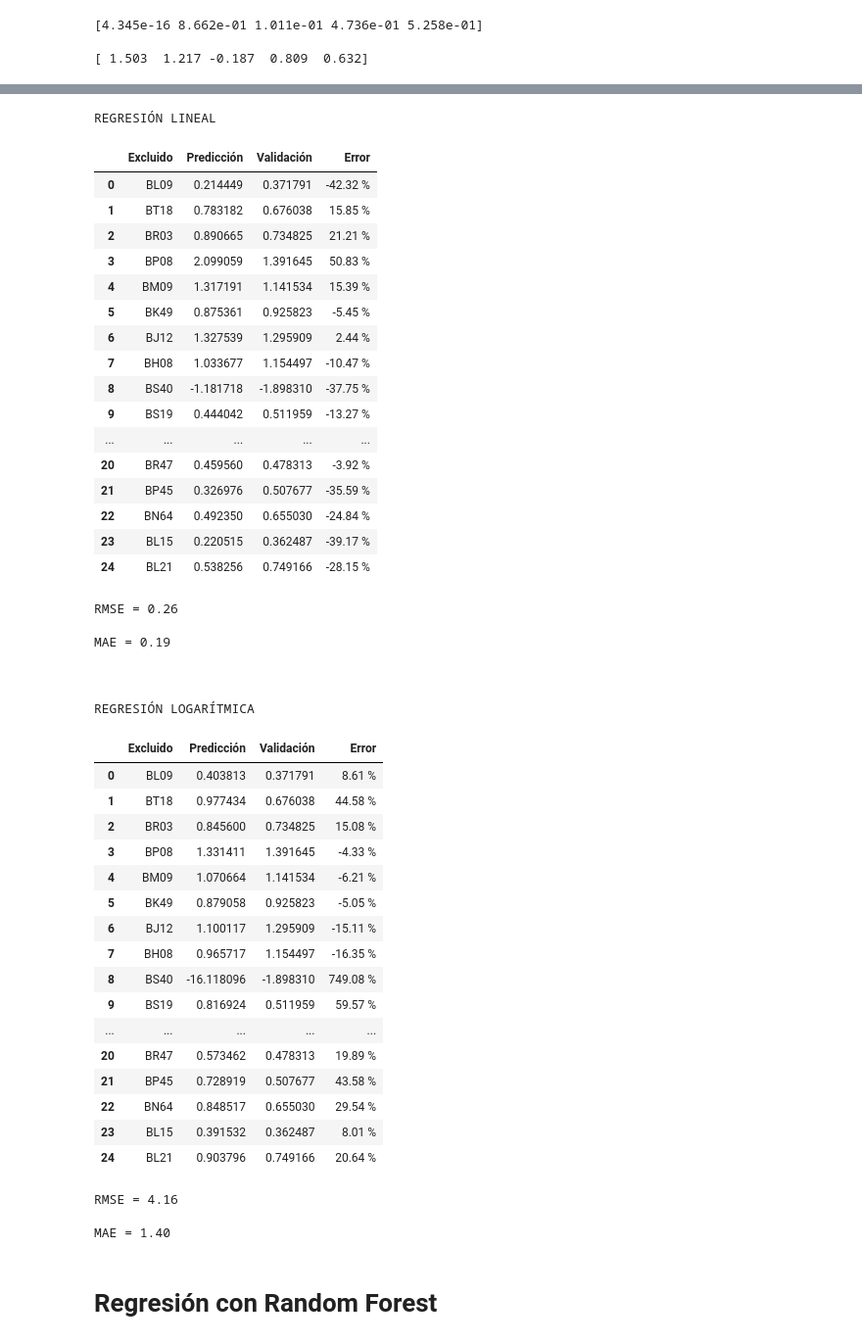
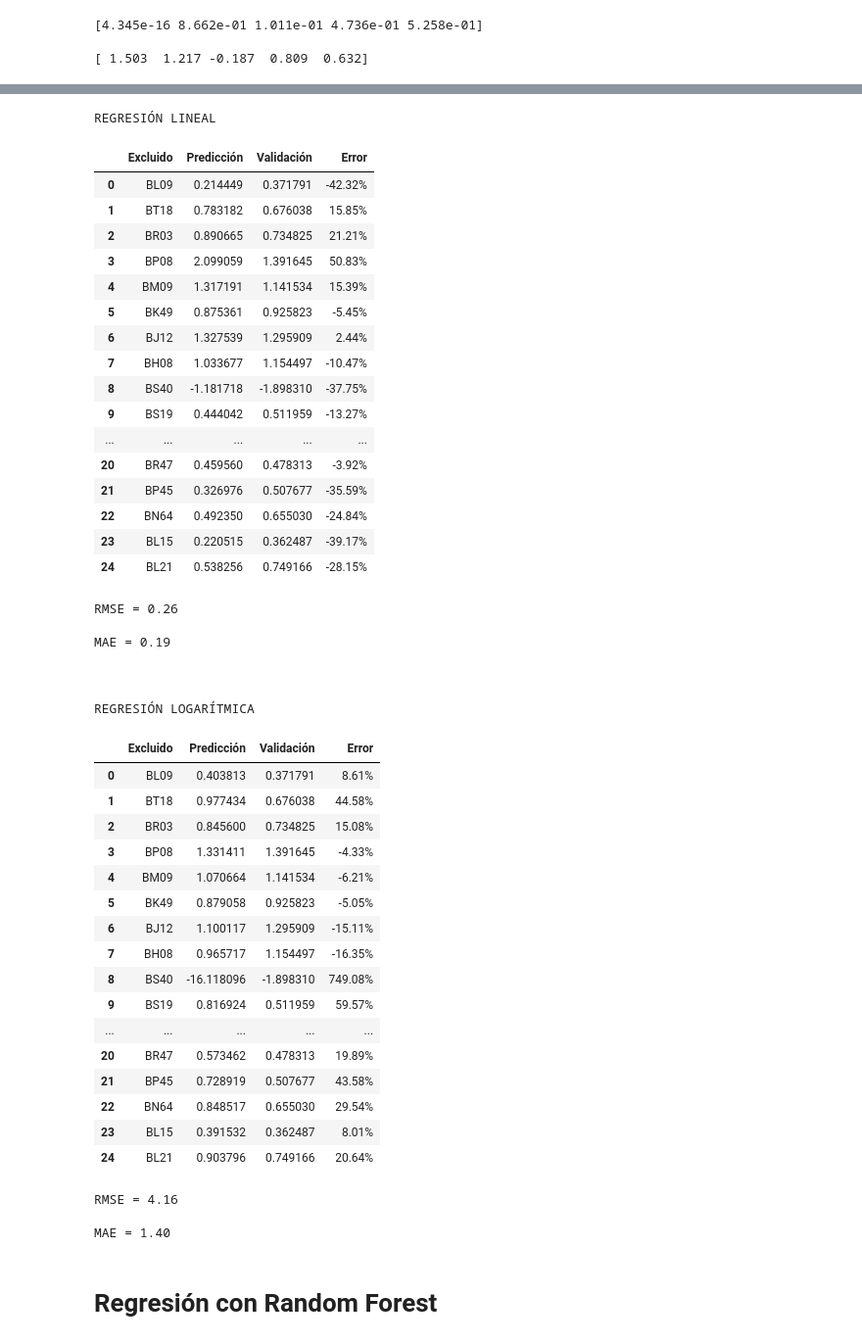
Before and after one commit to jarok03/PracticaUAM, a Jupyter notebook: LOOCV+RANDOMFOREST.ipynb, the cells around one changed output, grey strips where cells are left out. Shown: that part at 98% size. Drawn from its saved outputs; the diff is of its cells as text; code cells hidden in the pictures.

```diff
--- a/LOOCV+RANDOMFOREST.ipynb
+++ b/LOOCV+RANDOMFOREST.ipynb
@@ -405,55 +419,56 @@ for excluido in lista:
     sol = valid[4]
     calc = B[0]+B[1]*valid[0]+B[2]*valid[1]+B[3]*valid[2]+B[4]*valid[3]
     calcLog = BLog[0]+BLog[1]*valid[0]+BLog[2]*valid[1]+BLog[3]*valid[2]+BLog[4]*valid[3]
     calcLog = np.log(max(1e-7, calcLog)) # Cambio los resultados negativos por 0 para poder hacer el logaritmo
-    dif = ((calc - sol)/sol)*100
-    difLog = ((calcLog - sol)/sol)*100
-    # print('{0:.2f} %'.format(dif))
-    # print('{0:.2f} %'.format(difLog))
+    error = ((calc - sol)/sol)*100
+    errorLog = ((calcLog - sol)/sol)*100
+    # print('{0:.2f} %'.format(error))
+    # print('{0:.2f} %'.format(errorLog))
 
-    LOOCV = LOOCV.append({'Excluido': excluido, 'Predicción': calc, 'Validación': sol, 'Error': '{0:.2f} %'.format(dif)}, ignore_index = True)
-    LOOCVLOG = LOOCVLOG.append({'Excluido': excluido, 'Predicción': calcLog, 'Validación': sol, 'Error': '{0:.2f} %'.format(difLog)}, ignore_index = True)
+    LOOCV = LOOCV.append({'Excluido': excluido, 'Predicción': calc, 'Validación': sol, 'Error': '{0:.2f}%'.format(error)}, ignore_index = True)
+    LOOCVLOG = LOOCVLOG.append({'Excluido': excluido, 'Predicción': calcLog, 'Validación': sol, 'Error': '{0:.2f}%'.format(errorLog)}, ignore_index = True)
 
 
 print('REGRESIÓN LINEAL')
 display(LOOCV)
 print()
 rmse = mean_squared_error(LOOCV.values[:,2], LOOCV.values[:,1], squared = False)
 print('RMSE =', '{0:.2f}'.format(rmse))
 print()
 mae = mean_absolute_error(LOOCV.values[:,2], LOOCV.values[:,1])
 print('MAE =', '{0:.2f}'.format(mae))
 
 print()
 print()
 print()
+
 print('REGRESIÓN LOGARÍTMICA')
 display(LOOCVLOG)
 print()
 rmse = mean_squared_error(LOOCVLOG.values[:,2], LOOCVLOG.values[:,1], squared = False)
 print('RMSE =', '{0:.2f}'.format(rmse))
 print()
 mae = mean_absolute_error(LOOCVLOG.values[:,2], LOOCVLOG.values[:,1])
 print('MAE =', '{0:.2f}'.format(mae))
 # %% [output]
 REGRESIÓN LINEAL
 |  | Excluido | Predicción | Validación | Error |
-| 0 | BL09 | 0.214449 | 0.371791 | -42.32 % |
-| 1 | BT18 | 0.783182 | 0.676038 | 15.85 % |
-| 2 | BR03 | 0.890665 | 0.734825 | 21.21 % |
-| 3 | BP08 | 2.099059 | 1.391645 | 50.83 % |
-| 4 | BM09 | 1.317191 | 1.141534 | 15.39 % |
-| 5 | BK49 | 0.875361 | 0.925823 | -5.45 % |
-| 6 | BJ12 | 1.327539 | 1.295909 | 2.44 % |
-| 7 | BH08 | 1.033677 | 1.154497 | -10.47 % |
-| 8 | BS40 | -1.181718 | -1.898310 | -37.75 % |
-| 9 | BS19 | 0.444042 | 0.511959 | -13.27 % |
+| 0 | BL09 | 0.214449 | 0.371791 | -42.32% |
+| 1 | BT18 | 0.783182 | 0.676038 | 15.85% |
+| 2 | BR03 | 0.890665 | 0.734825 | 21.21% |
+| 3 | BP08 | 2.099059 | 1.391645 | 50.83% |
+| 4 | BM09 | 1.317191 | 1.141534 | 15.39% |
+| 5 | BK49 | 0.875361 | 0.925823 | -5.45% |
+| 6 | BJ12 | 1.327539 | 1.295909 | 2.44% |
+| 7 | BH08 | 1.033677 | 1.154497 | -10.47% |
+| 8 | BS40 | -1.181718 | -1.898310 | -37.75% |
+| 9 | BS19 | 0.444042 | 0.511959 | -13.27% |
 | ... | ... | ... | ... | ... |
-| 20 | BR47 | 0.459560 | 0.478313 | -3.92 % |
-| 21 | BP45 | 0.326976 | 0.507677 | -35.59 % |
-| 22 | BN64 | 0.492350 | 0.655030 | -24.84 % |
-| 23 | BL15 | 0.220515 | 0.362487 | -39.17 % |
-| 24 | BL21 | 0.538256 | 0.749166 | -28.15 % |
+| 20 | BR47 | 0.459560 | 0.478313 | -3.92% |
+| 21 | BP45 | 0.326976 | 0.507677 | -35.59% |
+| 22 | BN64 | 0.492350 | 0.655030 | -24.84% |
+| 23 | BL15 | 0.220515 | 0.362487 | -39.17% |
+| 24 | BL21 | 0.538256 | 0.749166 | -28.15% |
 RMSE = 0.26
 
 MAE = 0.19
@@ -462,22 +477,22 @@ MAE = 0.19
 
 REGRESIÓN LOGARÍTMICA
 |  | Excluido | Predicción | Validación | Error |
-| 0 | BL09 | 0.403813 | 0.371791 | 8.61 % |
-| 1 | BT18 | 0.977434 | 0.676038 | 44.58 % |
-| 2 | BR03 | 0.845600 | 0.734825 | 15.08 % |
-| 3 | BP08 | 1.331411 | 1.391645 | -4.33 % |
-| 4 | BM09 | 1.070664 | 1.141534 | -6.21 % |
-| 5 | BK49 | 0.879058 | 0.925823 | -5.05 % |
-| 6 | BJ12 | 1.100117 | 1.295909 | -15.11 % |
-| 7 | BH08 | 0.965717 | 1.154497 | -16.35 % |
-| 8 | BS40 | -16.118096 | -1.898310 | 749.08 % |
-| 9 | BS19 | 0.816924 | 0.511959 | 59.57 % |
+| 0 | BL09 | 0.403813 | 0.371791 | 8.61% |
+| 1 | BT18 | 0.977434 | 0.676038 | 44.58% |
+| 2 | BR03 | 0.845600 | 0.734825 | 15.08% |
+| 3 | BP08 | 1.331411 | 1.391645 | -4.33% |
+| 4 | BM09 | 1.070664 | 1.141534 | -6.21% |
+| 5 | BK49 | 0.879058 | 0.925823 | -5.05% |
+| 6 | BJ12 | 1.100117 | 1.295909 | -15.11% |
+| 7 | BH08 | 0.965717 | 1.154497 | -16.35% |
+| 8 | BS40 | -16.118096 | -1.898310 | 749.08% |
+| 9 | BS19 | 0.816924 | 0.511959 | 59.57% |
 | ... | ... | ... | ... | ... |
-| 20 | BR47 | 0.573462 | 0.478313 | 19.89 % |
-| 21 | BP45 | 0.728919 | 0.507677 | 43.58 % |
-| 22 | BN64 | 0.848517 | 0.655030 | 29.54 % |
-| 23 | BL15 | 0.391532 | 0.362487 | 8.01 % |
-| 24 | BL21 | 0.903796 | 0.749166 | 20.64 % |
+| 20 | BR47 | 0.573462 | 0.478313 | 19.89% |
+| 21 | BP45 | 0.728919 | 0.507677 | 43.58% |
+| 22 | BN64 | 0.848517 | 0.655030 | 29.54% |
+| 23 | BL15 | 0.391532 | 0.362487 | 8.01% |
+| 24 | BL21 | 0.903796 | 0.749166 | 20.64% |
 RMSE = 4.16
 
 MAE = 1.40
```
Also changed, not shown: parts of 6 cells of this notebook.
